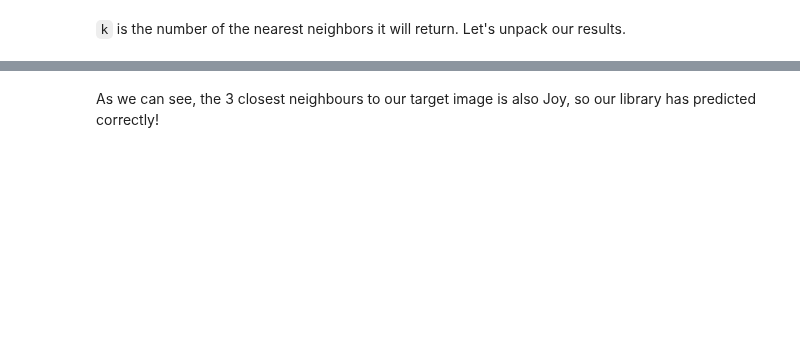
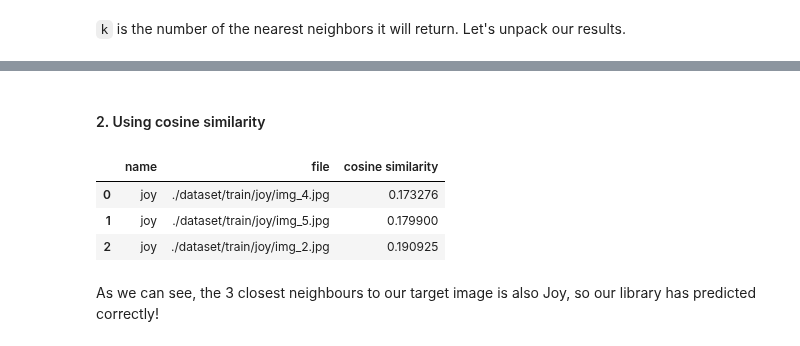
Before and after one commit to noomnooms/face_recognition, a Jupyter notebook: 3. large scale face recognition.ipynb, the cells around one changed output, grey strips where cells are left out. Drawn from its saved outputs; the diff is of its cells as text; code cells hidden in the pictures; blank space fills up the shorter version.

```diff
--- a/3. large scale face recognition.ipynb
+++ b/3. large scale face recognition.ipynb
@@ -83,3 +83,14 @@ index.createIndex(index_time_params)
+# %%
+# Initialize
+index_cos = nmslib.init(
+    method = 'hnsw', # hierarchical navigable small world graph
+    space = 'cosinesimil', # cosine
+    data_type = nmslib.DataType.DENSE_VECTOR
+)
+
+# build the index
+index_cos.addDataPointBatch(embeddings)
+index_cos.createIndex(index_time_params)
 # %% [markdown]
 ## Predict an image
 
@@ -113,5 +128,20 @@ results
 | 0 | joy | ./dataset/train/joy/img_4.jpg | 3361.965576 |
 | 1 | joy | ./dataset/train/joy/img_2.jpg | 4142.544434 |
 | 2 | joy | ./dataset/train/joy/img_5.jpg | 4406.583008 |
+# %% [markdown]
+#### 2. Using cosine similarity
+# %%
+# Query the library
+neighbors, distances = index_cos.knnQueryBatch(target_representation, k=3, num_threads=4)[0]
+results = [[
+    id_list['name'][neighbors[i]], id_list['file'][neighbors[i]], distances[i],
+] for i in range(len(neighbors))]
+results = pd.DataFrame(results, columns = ['name', 'file', 'cosine similarity'])
+results
+# %% [output]
+|  | name | file | cosine similarity |
+| 0 | joy | ./dataset/train/joy/img_4.jpg | 0.173276 |
+| 1 | joy | ./dataset/train/joy/img_5.jpg | 0.179900 |
+| 2 | joy | ./dataset/train/joy/img_2.jpg | 0.190925 |
 # %% [markdown]
 As we can see, the 3 closest neighbours to our target image is also Joy, so our library has predicted correctly!
```
Also changed, not shown: parts of 20 cells of this notebook, 3 other files.
